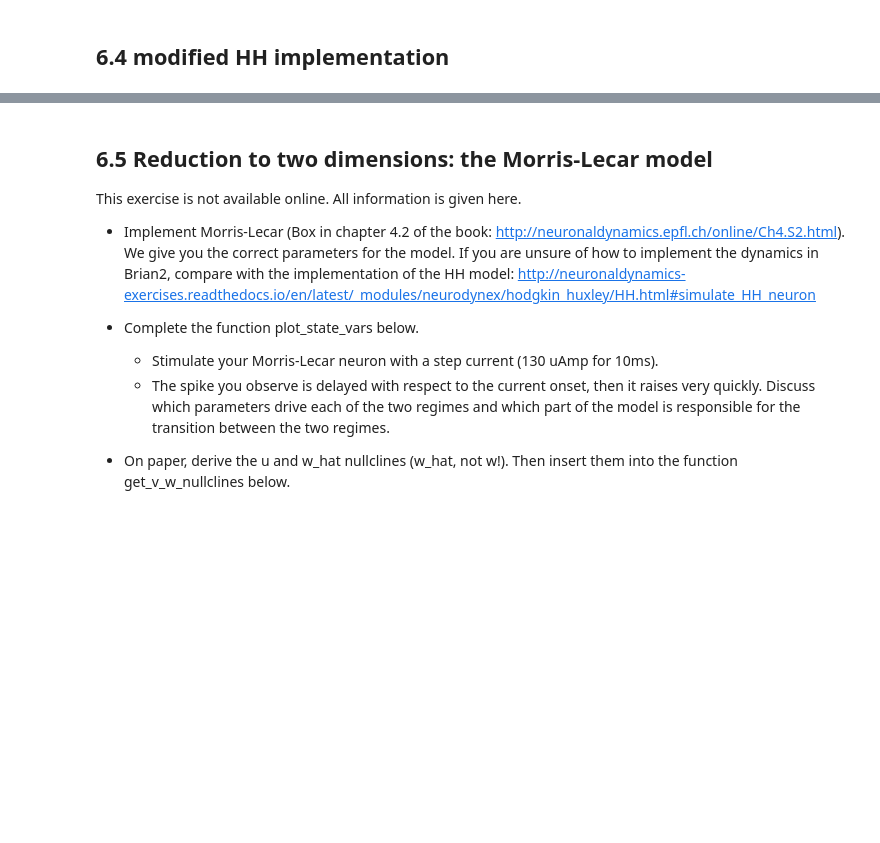
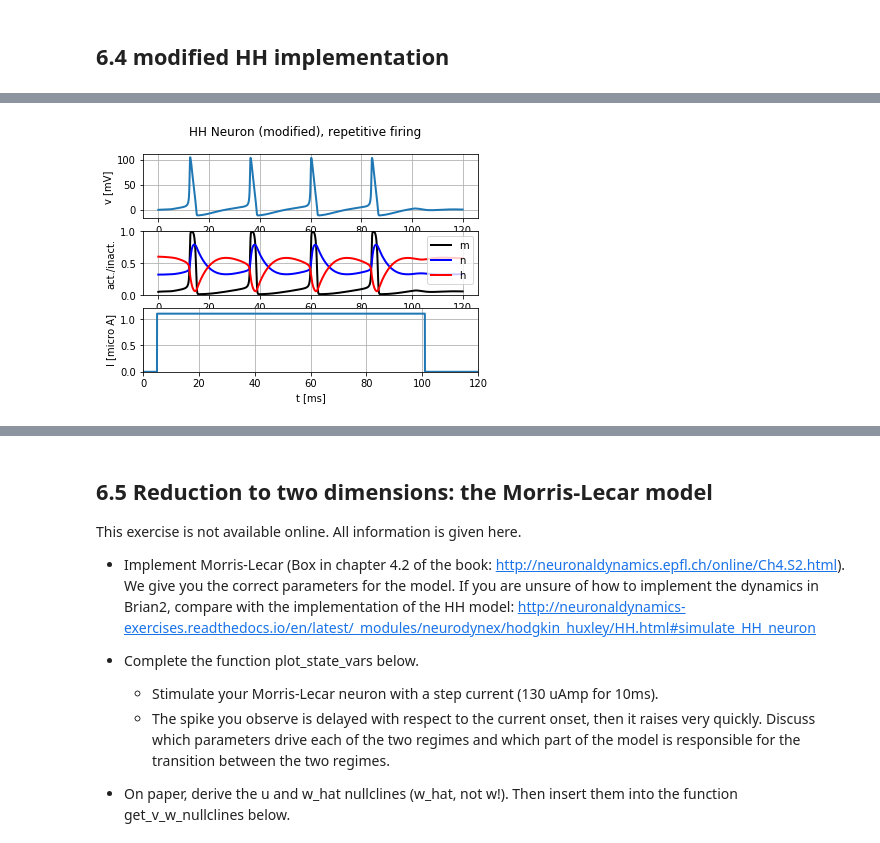
Before and after one commit to TristanBesson/bmnn, a Jupyter notebook: Ex6_Tristan_Besson_225594.ipynb, the cells around one changed output, grey strips where cells are left out. Cells and saved outputs as stored; diff of their text form; code cells hidden in the pictures; blank space fills up the shorter version.

```diff
--- a/Ex6_Tristan_Besson_225594.ipynb
+++ b/Ex6_Tristan_Besson_225594.ipynb
@@ -120,0 +204,10 @@ TO DO
+# %%
+I_min_mod = 1.1 * b2.uA
+current = input_factory.get_step_current(5, 100, b2.ms, I_min_mod)
+NaScale = 1.4 # Increase Na density by 1.4
+
+# Modified implementation
+state_monitor = simulate_HH_neuron_mod(current, 120 * b2.ms, NaScale)
+HH.plot_data(state_monitor, title="HH Neuron (modified), repetitive firing")
+# %% [output]
+[figure, added]
```
Also changed, not shown: parts of 21 cells of this notebook.
